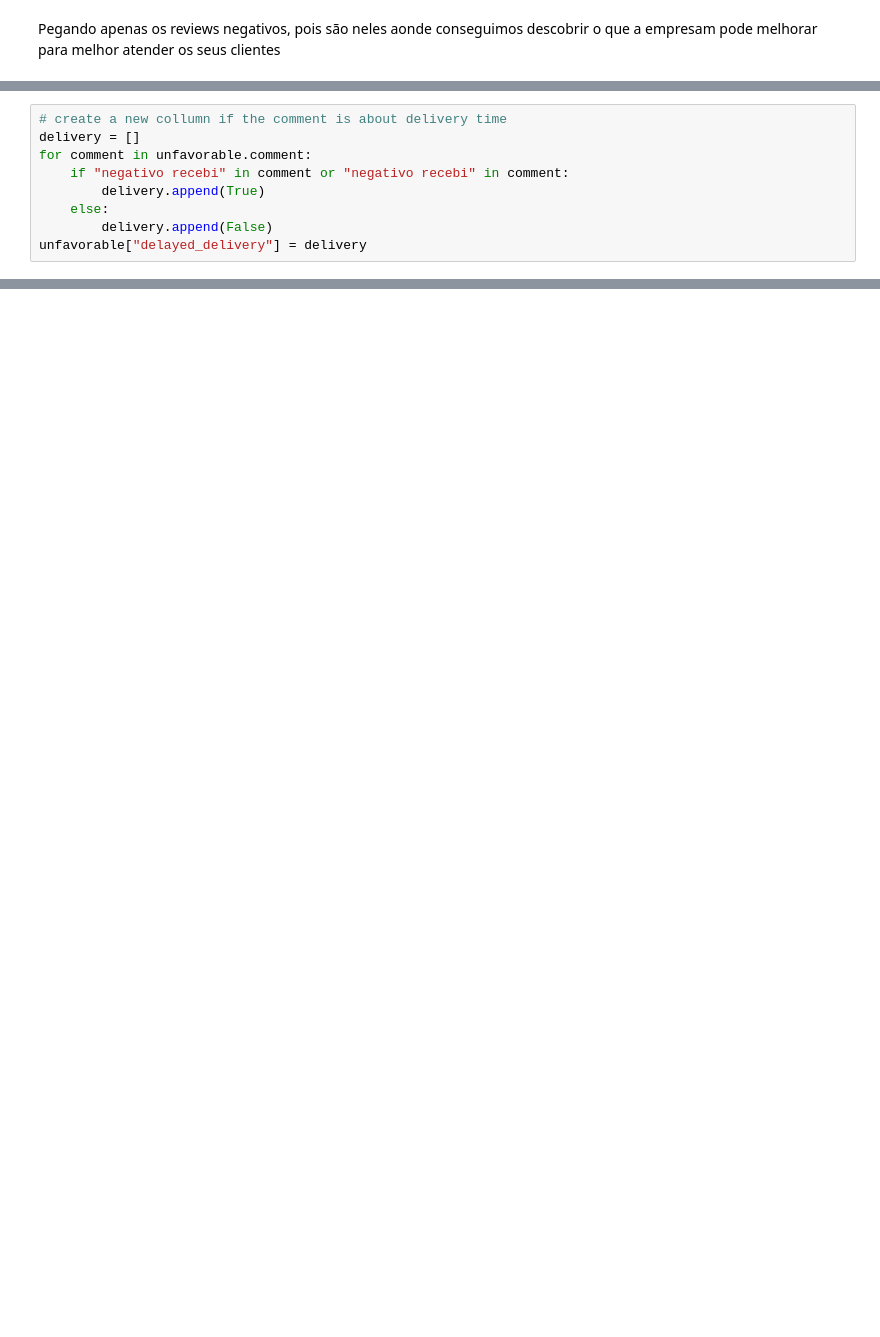
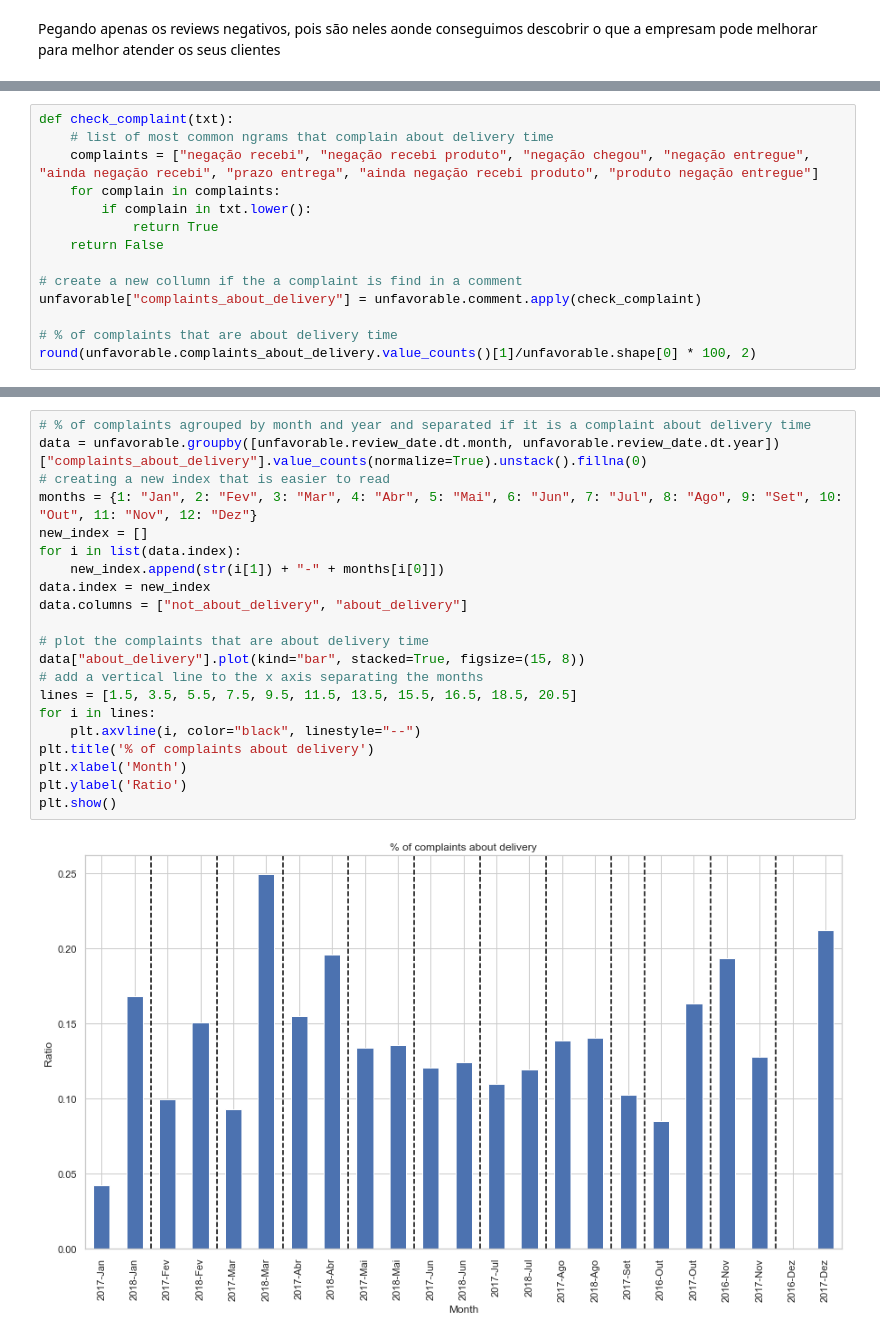
Before and after one commit to 4rfel/nlp, a Jupyter notebook: pi/pi.ipynb, the cells around one changed output, grey strips where cells are left out. Drawn from its saved outputs; the diff is of its cells as text; blank space fills up the shorter version.

```diff
--- a/pi/pi.ipynb
+++ b/pi/pi.ipynb
@@ -91,9 +147,0 @@ plt.show()
-# %%
-# create a new collumn if the comment is about delivery time
-delivery = []
-for comment in unfavorable.comment:
-    if "negativo recebi" in comment or "negativo recebi" in comment:
-        delivery.append(True)
-    else:
-        delivery.append(False)
-unfavorable["delayed_delivery"] = delivery
@@ -99,0 +150,14 @@ unfavorable["delayed_delivery"] = delivery
+# %%
+def check_complaint(txt):
+    # list of most common ngrams that complain about delivery time
+    complaints = ["negação recebi", "negação recebi produto", "negação chegou", "negação entregue", "ainda negação recebi", "prazo entrega", "ainda negação recebi produto", "produto negação entregue"]
+    for complain in complaints:
+        if complain in txt.lower():
+            return True
+    return False
+
+# create a new collumn if the a complaint is find in a comment
+unfavorable["complaints_about_delivery"] = unfavorable.comment.apply(check_complaint)
+
+# % of complaints that are about delivery time
+round(unfavorable.complaints_about_delivery.value_counts()[1]/unfavorable.shape[0] * 100, 2)
@@ -99,0 +175,23 @@ unfavorable["delayed_delivery"] = delivery
+# %%
+# % of complaints agrouped by month and year and separated if it is a complaint about delivery time
+data = unfavorable.groupby([unfavorable.review_date.dt.month, unfavorable.review_date.dt.year])["complaints_about_delivery"].value_counts(normalize=True).unstack().fillna(0)
+# creating a new index that is easier to read
+months = {1: "Jan", 2: "Fev", 3: "Mar", 4: "Abr", 5: "Mai", 6: "Jun", 7: "Jul", 8: "Ago", 9: "Set", 10: "Out", 11: "Nov", 12: "Dez"}
+new_index = []
+for i in list(data.index):
+    new_index.append(str(i[1]) + "-" + months[i[0]])
+data.index = new_index
+data.columns = ["not_about_delivery", "about_delivery"]
+
+# plot the complaints that are about delivery time
+data["about_delivery"].plot(kind="bar", stacked=True, figsize=(15, 8))
+# add a vertical line to the x axis separating the months
+lines = [1.5, 3.5, 5.5, 7.5, 9.5, 11.5, 13.5, 15.5, 16.5, 18.5, 20.5]
+for i in lines:
+    plt.axvline(i, color="black", linestyle="--")
+plt.title('% of complaints about delivery')
+plt.xlabel('Month')
+plt.ylabel('Ratio')
+plt.show()
+# %% [output]
+[figure, added]
```
Also changed, not shown: parts of 20 cells of this notebook, 6 other files.
